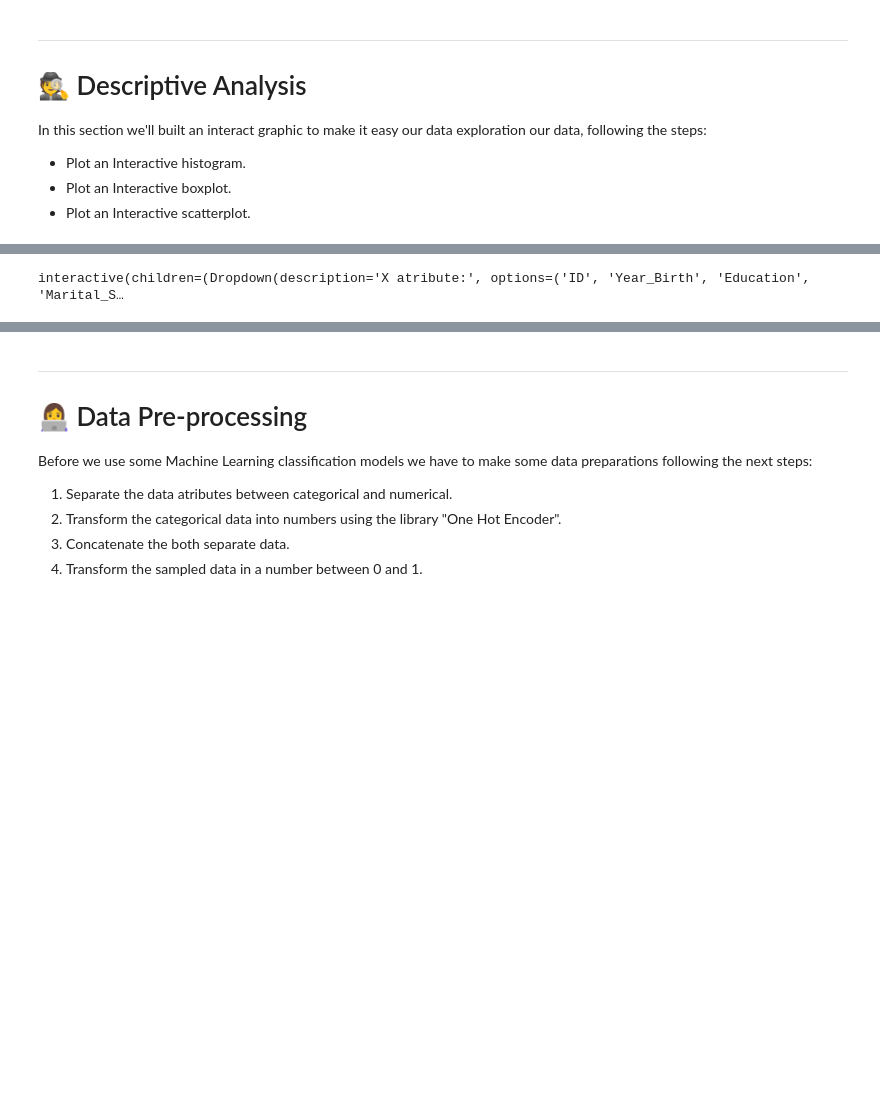
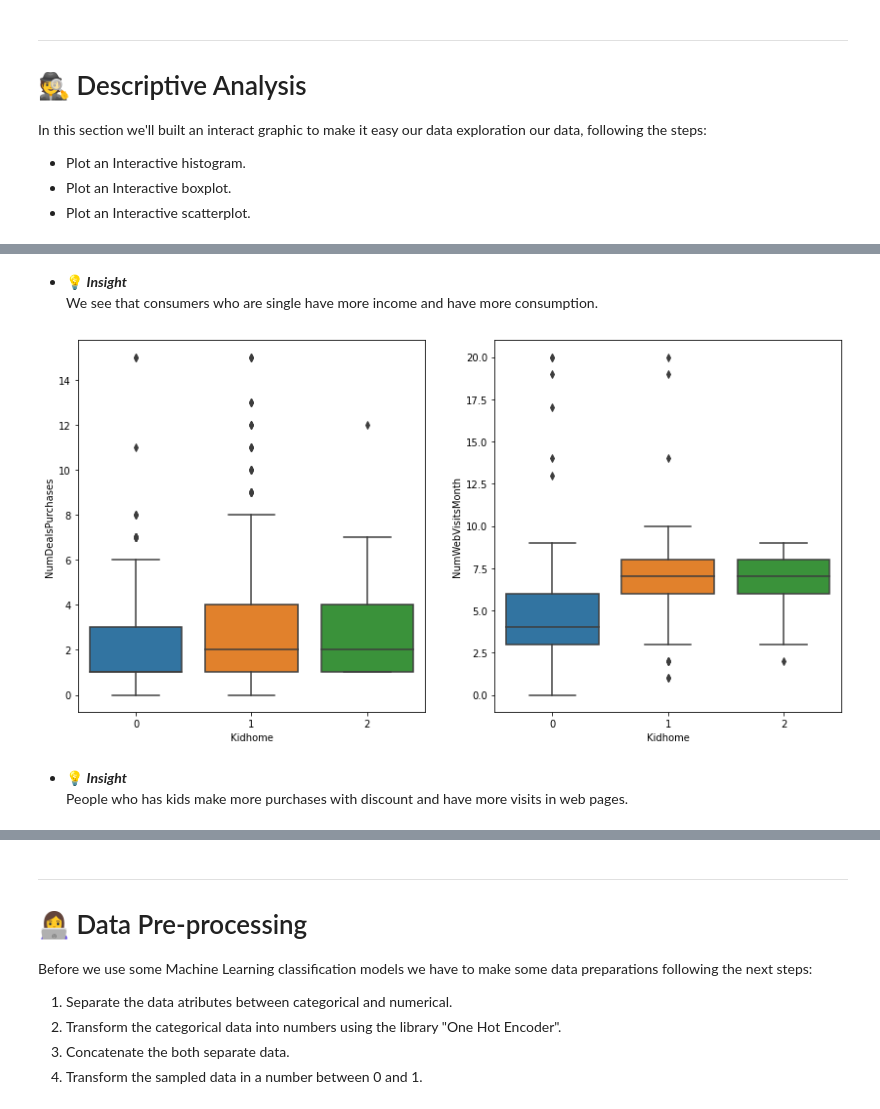
Before and after one commit to denisshiki/Customer-Analysis, a Jupyter notebook: client_behavior.ipynb, the cells around one changed output, grey strips where cells are left out. Cells and saved outputs as stored; diff of their text form; code cells hidden in the pictures; blank space fills up the shorter version.

```diff
--- a/client_behavior.ipynb
+++ b/client_behavior.ipynb
@@ -170,27 +193,39 @@ interactive(children=(Dropdown(description='X atribute:', options=('ID', 'Year_B
+# %% [markdown]
+ - 💡 ***Insight*** <br>
+We see that consumers who are single have more income and have more consumption.
+# %%
+fig, axis = plt.subplots(1, 2, figsize=(14,7))
+sns.boxplot(data = new_data, x = 'Kidhome', y = 'NumDealsPurchases', ax = axis[0]);
+sns.boxplot(data = new_data, x = 'Kidhome', y = 'NumWebVisitsMonth', ax = axis[1]);
+# %% [output]
+[figure, added]
+# %% [markdown]
+ - 💡 ***Insight*** <br>
+People who has kids make more purchases with discount and have more visits in web pages.
 # %%
-x_selector = widgets.Dropdown(
-    options = new_data.columns ,
-    value= new_data.columns[0],
-    description='X atribute:',
-    disabled=False)
+#This is a dinamic graphic that will only work when downloaded
 
-y_selector = widgets.Dropdown(
-    options = new_data.columns ,
-    value= new_data.columns[0],
-    description='X atribute:',
-    disabled=False)
+#x_selector = widgets.Dropdown(
+#    options = new_data.columns ,
+#    value= new_data.columns[0],
+#    description='X atribute:',
+#    disabled=False)
 
-color_selector = widgets.Dropdown(
-    options = new_data.columns ,
-    value= new_data.columns[0],
-    description='Color:',
-    disabled=False)
+#y_selector = widgets.Dropdown(
+#    options = new_data.columns ,
+#    value= new_data.columns[0],
+#    description='Y atribute:',
+#    disabled=False)
 
-def graphic (new_data, x_selector, y_selector, color_selector):
-    fig = px.scatter(new_data, x = x_selector, y = y_selector, color = color_selector)
-    fig.show()
+#color_selector = widgets.Dropdown(
+#    options = new_data.columns ,
+#    value= new_data.columns[0],
+#    description='Color:',
+#    disabled=False)
 
-widgets.interactive(graphic, new_data = fixed(new_data), x_selector = x_selector,
-                    y_selector = y_selector, color_selector = color_selector)
+#def graphic (new_data, x_selector, y_selector, color_selector):
+#    fig = px.scatter(new_data, x = x_selector, y = y_selector, color = color_selector)
+#    fig.show()
+
+#widgets.interactive(graphic, new_data = fixed(new_data), x_selector = x_selector,
+#                    y_selector = y_selector, color_selector = color_selector)
-# %% [output]
-interactive(children=(Dropdown(description='X atribute:', options=('ID', 'Year_Birth', 'Education', 'Marital_S…
```
Also changed, not shown: parts of 12 cells of this notebook.
